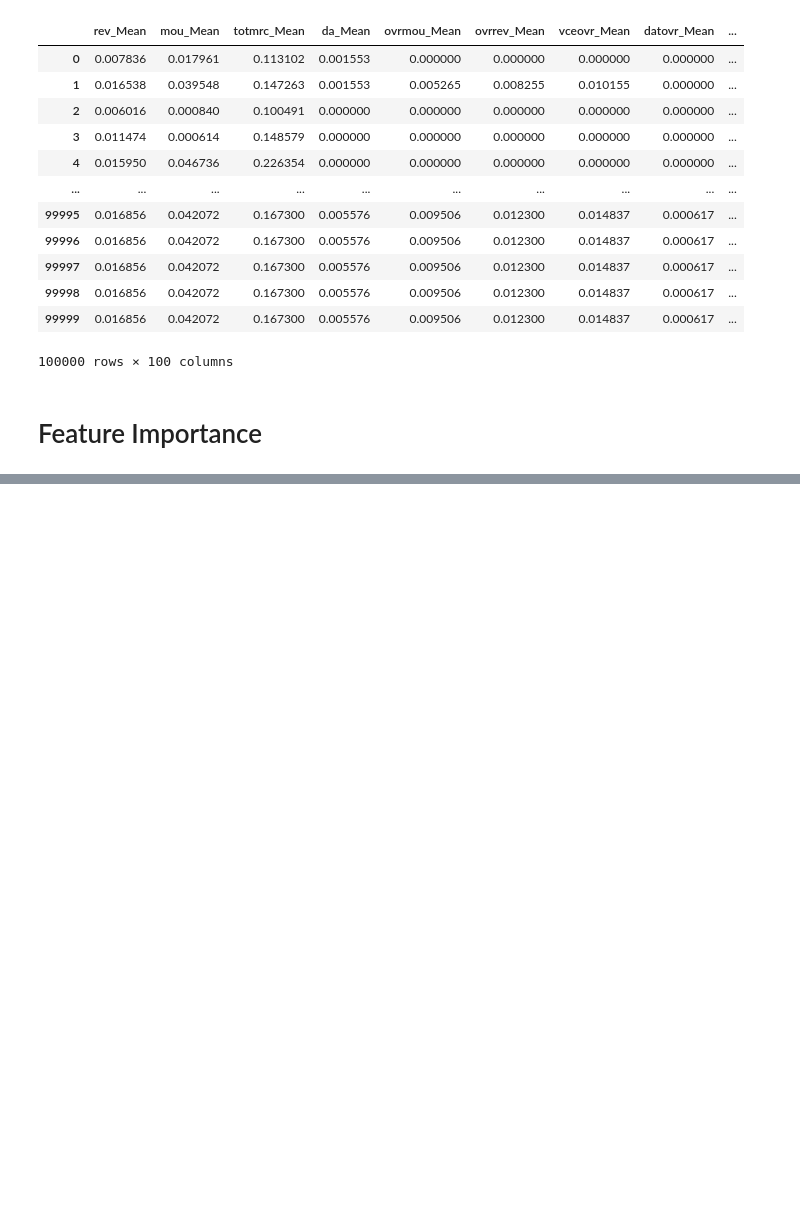
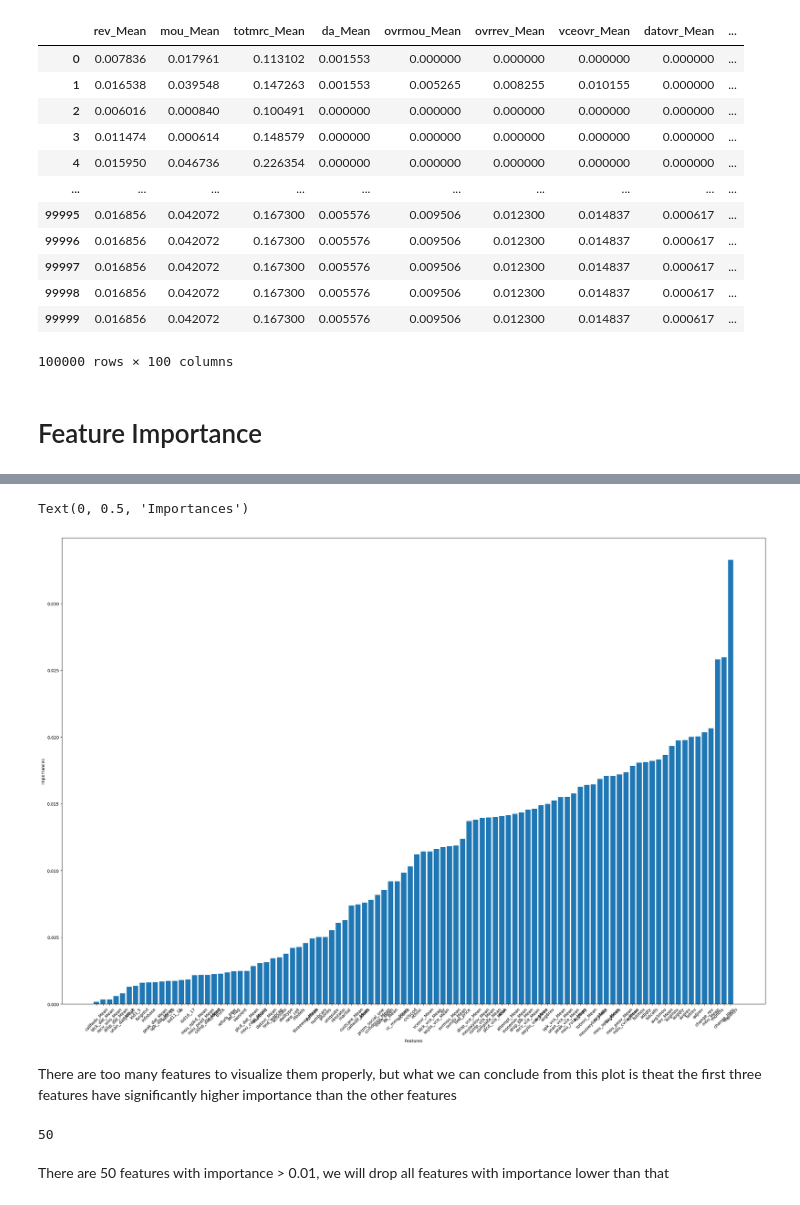
Before and after one commit to annanasi-mon/Telecom_churn, a Jupyter notebook: Churn_telekom_project.ipynb, the cells around one changed output, grey strips where cells are left out. Saved outputs shown, nothing was run; the diff lists cells and outputs as text; code cells hidden in the pictures; blank space fills up the shorter version.

Commit message:
Ranodm Forest importances + correlation matrix

```diff
--- a/Churn_telekom_project.ipynb
+++ b/Churn_telekom_project.ipynb
@@ -166,0 +144,3 @@ Reduced number of features: (100000, 50)
+# %%
+#Let's drop the customer id column, it doesn't make sense to use it as a feature
+X.drop(['Customer_ID'], axis=1, inplace=True)
@@ -166,0 +151,8 @@ Reduced number of features: (100000, 50)
+# %%
+model = RandomForestClassifier(n_estimators=300)
+# %%
+#fit the model
+model.fit(X, y)
+
+#get the importances
+importances=model.feature_importances_
@@ -166,0 +175,25 @@ Reduced number of features: (100000, 50)
+# %%
+#visualize the results
+results = pd.DataFrame({"Features": X.columns, 'Importances': importances})
+
+results.set_index('Importances')
+
+#sort
+results =  results.sort_values("Importances")
+# %%
+plt.figure(figsize=(30, 20))
+plt.bar(results['Features'], results['Importances'])
+plt.xlabel("Features")
+plt.xticks(rotation=45)
+plt.ylabel('Importances')
+# %% [output]
+Text(0, 0.5, 'Importances')
+[figure, added]
+# %% [markdown]
+There are too many features to visualize them properly, but what we can conclude from this plot is theat the first three features have significantly higher importance than the other features
+# %%
+len(results.loc[results['Importances']> 0.01, :])
+# %% [output]
+50
+# %% [markdown]
+There are 50 features with importance > 0.01, we will drop all features with importance lower than that
```
Also changed, not shown: parts of 16 cells of this notebook.
